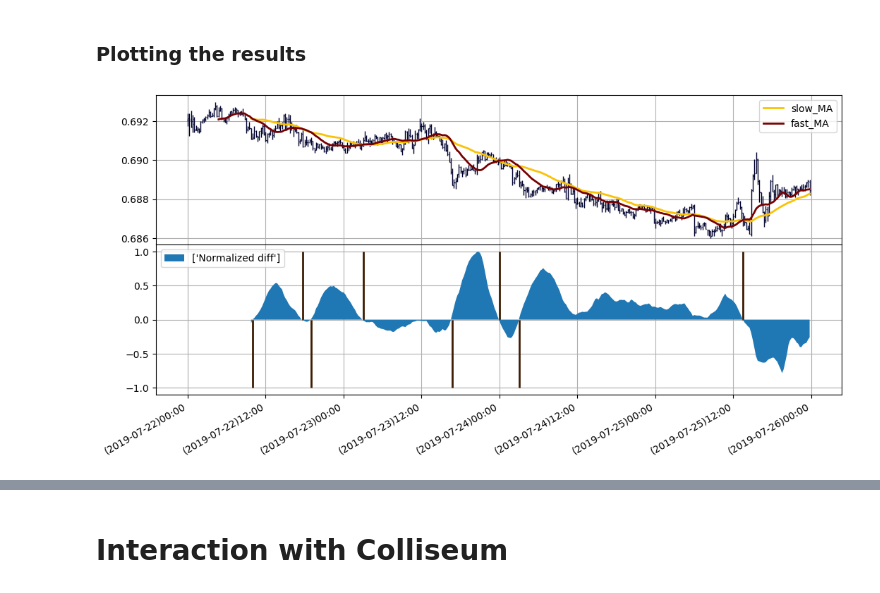
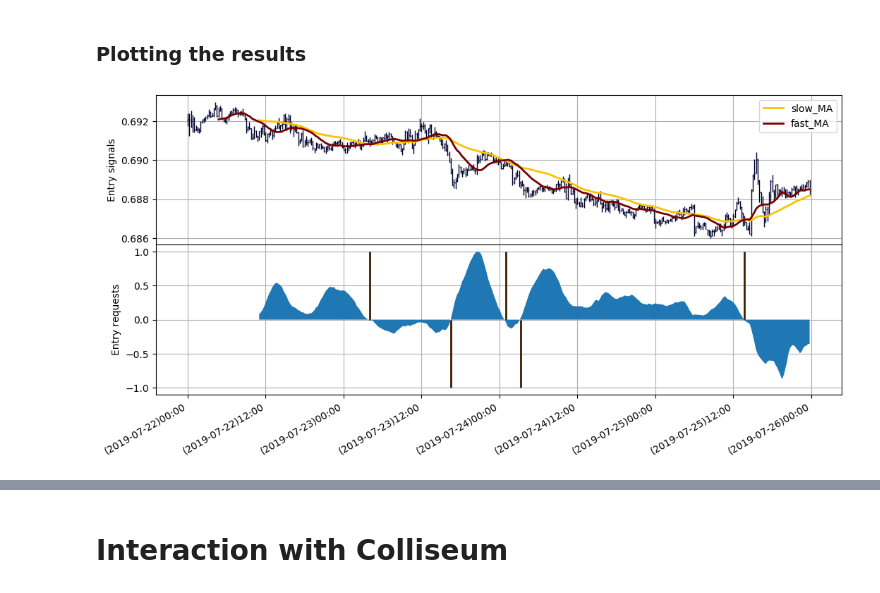
Before and after one commit to manuwhs/traphing, a Jupyter notebook: notebooks/2.1 Entry Strategies.ipynb, the cells around one changed output, grey strips where cells are left out. Cells and saved outputs as stored; diff of their text form; code cells hidden in the pictures.

Commit message:
Entry and Exit strategies and Requests refactored and completed MVP

```diff
--- a/notebooks/2.1 Entry Strategies.ipynb
+++ b/notebooks/2.1 Entry Strategies.ipynb
@@ -18,7 +18,7 @@ import sys
 sys.path.insert(0, "..")  # Adds higher directory to python modules path.
 
 from traphing.data_classes import Velas, Portfolio
-
+from traphing.strategies import Trade
 from traphing.strategies.entry import EntryStrategy, CrossingMovingAverages
 
 from traphing.utils import Timeframes, unwrap
@@ -26,7 +26,7 @@ import traphing.utils  as ul
 
 from traphing.graph.Gl import gl
 
-folder_images = "./images/python_generated/Velas/"
+folder_images = "./images/python_generated/strategies/"
 # %% [markdown]
 ## Setting up a portfolio
 
@@ -78,7 +78,7 @@ symbol_name = symbol_names_list[0]
 timeframe = timeframes_list[0]
 
 # Set the paramters
-slow_MA_params = {"symbol_name":symbol_name,"timeframe": timeframe,"indicator_name":"SMA", "args": {"n":40}}
+slow_MA_params = {"symbol_name":symbol_name,"timeframe": timeframe,"indicator_name":"SMA", "args": {"n":45}}
 fast_MA_params = {"symbol_name":symbol_name,"timeframe": timeframe,"indicator_name":"SMA", "args":{"n":20}}
 
 entry_strategy.set_slow_MA(slow_MA_params)
@@ -127,0 +93,3 @@ Name: Crosses, Length: 384, dtype: float64
+# %%
+entry_strategy_series = entry_strategy.compute_strategy_series()
+entry_strategy_series
@@ -127,0 +111,3 @@ Name: Crosses, Length: 384, dtype: float64
+# %%
+entry_series = entry_strategy.compute_entry_series()
+entry_series
@@ -139,25 +156,25 @@ entry_strategy.get_entry_signals_dict()
 # %% [markdown]
 ### Plotting the results
 # %%
-image_name = "Indicators.png"; img_path = folder_images + image_name
+image_name = "entry_strategy.png"; img_path = folder_images + image_name
 gl.init_figure()
 
 n_rows, n_cols = 2,1; size_inches = [12, 5]
 
 ax1 = gl.subplot2grid((n_rows, n_cols),(0,0))
 ax2 = gl.subplot2grid((n_rows, n_cols),(1,0), sharex = ax1)
 
-portfolio[symbol_name][timeframe].plot_barchart(axes = ax1)
-gl.plot(signals.index, signals, legend = list(signals.columns), axes =ax1)
+portfolio[symbol_name][timeframe].plot_barchart(axes = ax1, labels = ["Entry and Exit strategies", "", "Entry signals"])
+gl.plot(entry_strategy_series.index, entry_strategy_series, legend = list(entry_strategy_series.columns), axes =ax1)
 
-slow_MA = signals["slow_MA"]; fast_MA = signals["fast_MA"]
-normalized_difference = (slow_MA - fast_MA)/np.max(np.abs((slow_MA - fast_MA)))
-
-gl.fill_between(signals.index, normalized_difference, legend = ["Normalized diff"], axes =ax2)
-gl.stem(signals.index,trade_signals, axes = ax2, legend = "Trades")
+difference = entry_strategy_series["slow_MA"] - entry_strategy_series["fast_MA"]
+normalized_difference = difference/np.max(np.abs((difference)))
+gl.fill_between(entry_strategy_series.index, normalized_difference,
+                labels = ["", "", "Entry requests"], legend = "Normalized signal diff", axes =ax2)
+gl.stem(entry_strategy_series.index,entry_series, axes = ax2, legend = "Trades")
 
 gl.subplots_adjust(left=.09, bottom=.10, right=.90, top=.95, wspace=.20, hspace=0, hide_xaxis = True)
 gl.save_figure(img_path, dpi = 100, size_inches = size_inches, close = True)
 Image(img_path)
 # %% [output]
-[figure, old version]
+[figure, new version]
```
Also changed, not shown: parts of 9 cells of this notebook, 22 other files.
